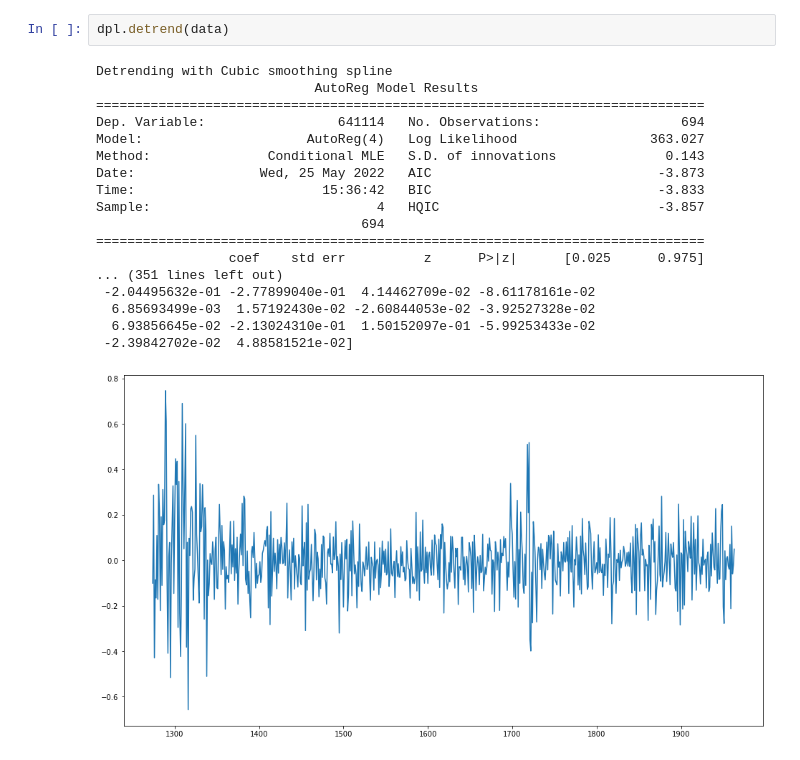
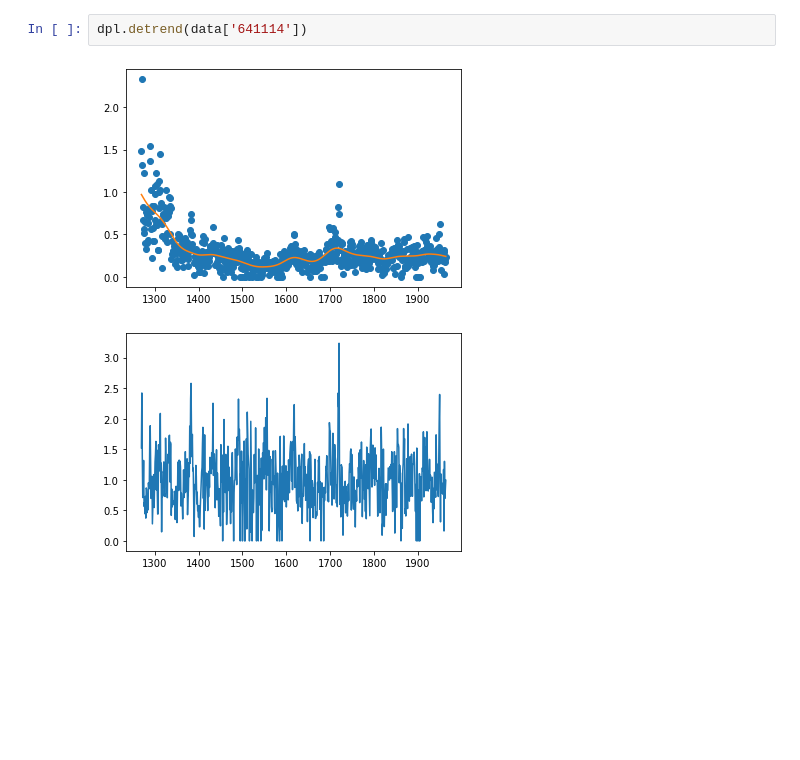
Before and after one commit to OpenDendro/dplPy, a Jupyter notebook: src/new.ipynb, the cells around one changed output. Drawn from its saved outputs; the diff is of its cells as text; blank space fills up the shorter version.

```diff
--- a/src/new.ipynb
+++ b/src/new.ipynb
@@ -10,21 +13,5 @@ File read as: .rwl file
 # %%
-dpl.detrend(data)
+dpl.detrend(data['641114'])
 # %% [output]
-Detrending with Cubic smoothing spline
-                            AutoReg Model Results
-==============================================================================
-Dep. Variable:                 641114   No. Observations:                  694
-Model:                     AutoReg(4)   Log Likelihood                 363.027
-Method:               Conditional MLE   S.D. of innovations              0.143
-Date:                Wed, 25 May 2022   AIC                             -3.873
-Time:                        15:36:42   BIC                             -3.833
-Sample:                             4   HQIC                            -3.857
-                                  694
-==============================================================================
-                 coef    std err          z      P>|z|      [0.025      0.975]
-... (351 lines left out)
- -2.04495632e-01 -2.77899040e-01  4.14462709e-02 -8.61178161e-02
-  6.85693499e-03  1.57192430e-02 -2.60844053e-02 -3.92527328e-02
-  6.93856645e-02 -2.13024310e-01  1.50152097e-01 -5.99253433e-02
- -2.39842702e-02  4.88581521e-02]
-[figure, old version]
+[figure, new version]
+[figure, added]
```
Also changed, not shown: parts of 1 cell of this notebook, 8 other files.
